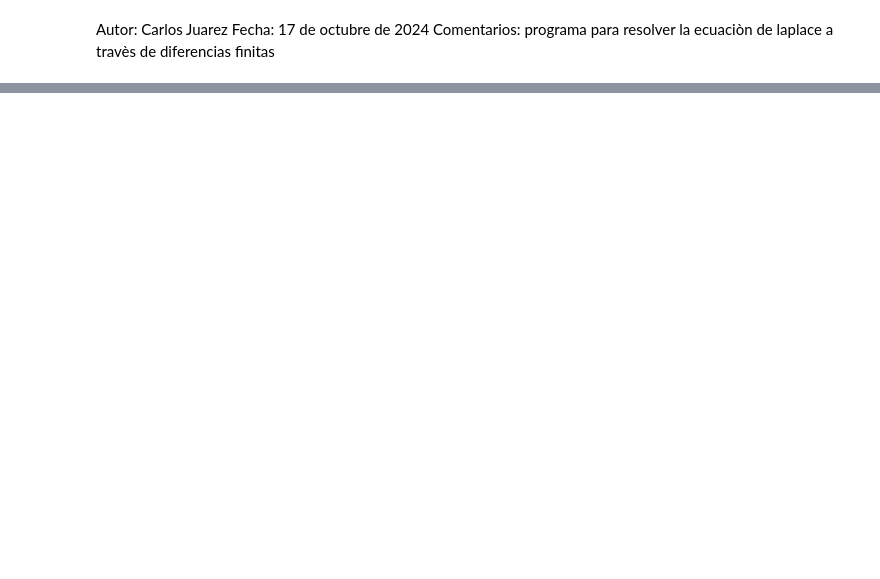
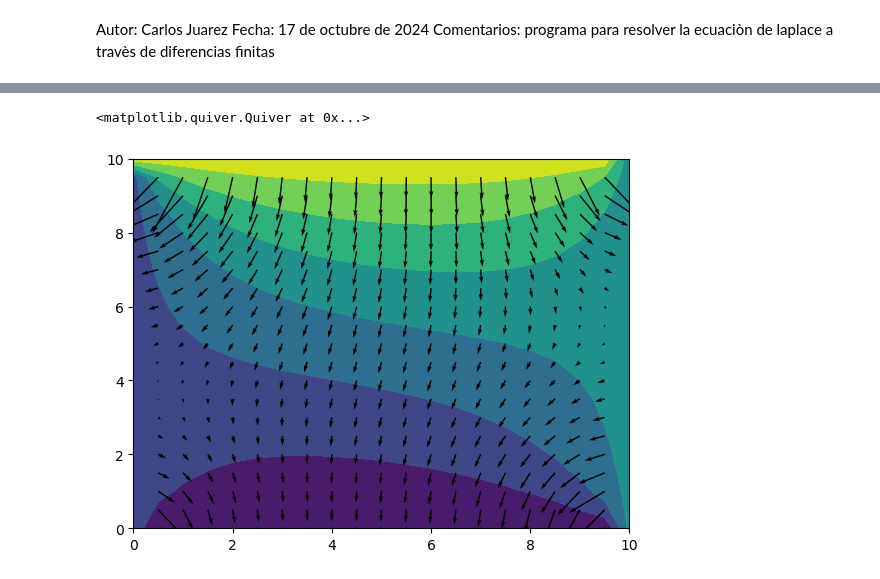
Before and after one commit to cjuarezramos/MMS022024, a Jupyter notebook: ej1017_placa_dirichlet.ipynb, the cells around one changed output, grey strips where cells are left out. Cells and saved outputs as stored; diff of their text form; code cells hidden in the pictures; blank space fills up the shorter version.

```diff
--- a/ej1017_placa_dirichlet.ipynb
+++ b/ej1017_placa_dirichlet.ipynb
@@ -67,0 +75,18 @@ print(T,'\n',Tant)
+# %%
+# calculo de flujos
+dTdx = np.zeros((len(y),len(x)))
+dTdy = np.zeros((len(y),len(x)))
+
+# calculo de la derivadas
+for i in range(1,len(x)-1):
+    for j in range(1,len(y)-1):
+        dTdx[j][i] = (T[j][i+1]-T[j][i-1])/2/h
+        dTdy[j][i] = (T[j+1][i]-T[j-1][i])/2/h
+k = 0.1
+qx = -k*dTdx
+qy = -k*dTdy
+plt.contourf(X,Y,T)
+plt.quiver(x,y,qx,qy)
+# %% [output]
+<matplotlib.quiver.Quiver at 0x...>
+[figure, added]
```
Also changed, not shown: parts of 3 cells of this notebook.
